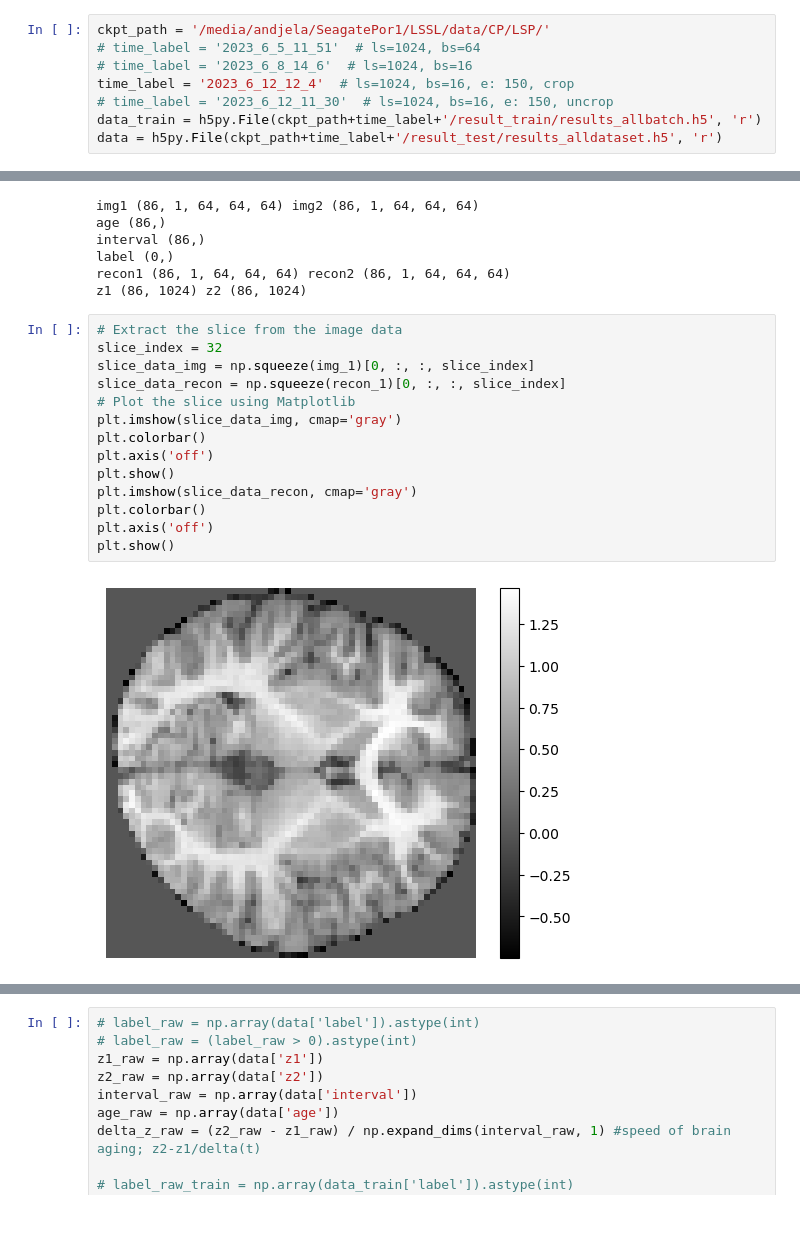
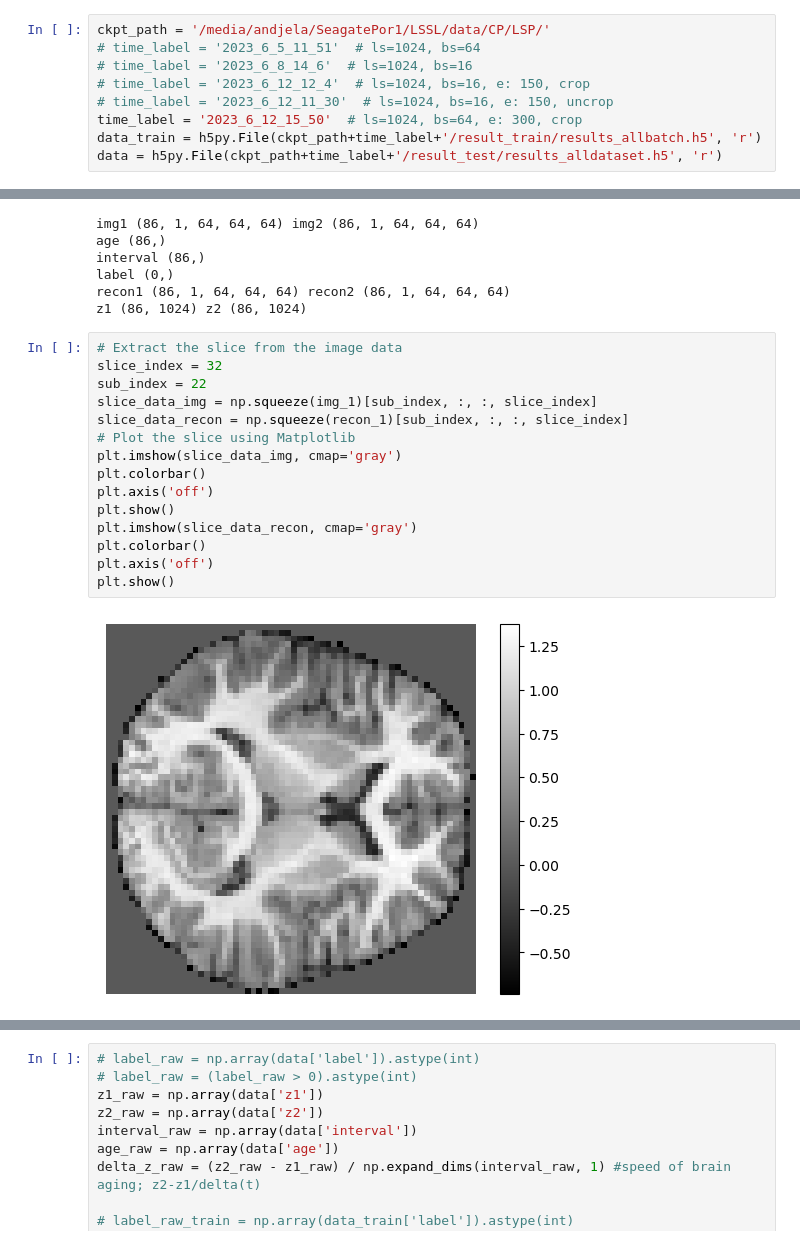
Before and after one commit to Andjelaaaa/longitudinal-neighbourhood-embedding, a Jupyter notebook: src/visualization.ipynb, the cells around one changed output, grey strips where cells are left out. Cells and saved outputs as stored; diff of their text form.

```diff
--- a/src/visualization.ipynb
+++ b/src/visualization.ipynb
@@ -76,8 +179,9 @@ val (38, 5)
 ckpt_path = '/media/andjela/SeagatePor1/LSSL/data/CP/LSP/'
 # time_label = '2023_6_5_11_51'  # ls=1024, bs=64
 # time_label = '2023_6_8_14_6'  # ls=1024, bs=16
-time_label = '2023_6_12_12_4'  # ls=1024, bs=16, e: 150, crop
+# time_label = '2023_6_12_12_4'  # ls=1024, bs=16, e: 150, crop
 # time_label = '2023_6_12_11_30'  # ls=1024, bs=16, e: 150, uncrop
+time_label = '2023_6_12_15_50'  # ls=1024, bs=64, e: 300, crop
 data_train = h5py.File(ckpt_path+time_label+'/result_train/results_allbatch.h5', 'r')
 data = h5py.File(ckpt_path+time_label+'/result_test/results_alldataset.h5', 'r')
 # %%
@@ -114,16 +218,17 @@ z1 (86, 1024) z2 (86, 1024)
 # %%
 # Extract the slice from the image data
 slice_index = 32
-slice_data_img = np.squeeze(img_1)[0, :, :, slice_index]
-slice_data_recon = np.squeeze(recon_1)[0, :, :, slice_index]
+sub_index = 22
+slice_data_img = np.squeeze(img_1)[sub_index, :, :, slice_index]
+slice_data_recon = np.squeeze(recon_1)[sub_index, :, :, slice_index]
 # Plot the slice using Matplotlib
 plt.imshow(slice_data_img, cmap='gray')
 plt.colorbar()
 plt.axis('off')
 plt.show()
 plt.imshow(slice_data_recon, cmap='gray')
 plt.colorbar()
 plt.axis('off')
 plt.show()
 # %% [output]
-[figure, old version]
+[figure, new version]
```
Also changed, not shown: parts of 9 cells of this notebook, 6 other files.
